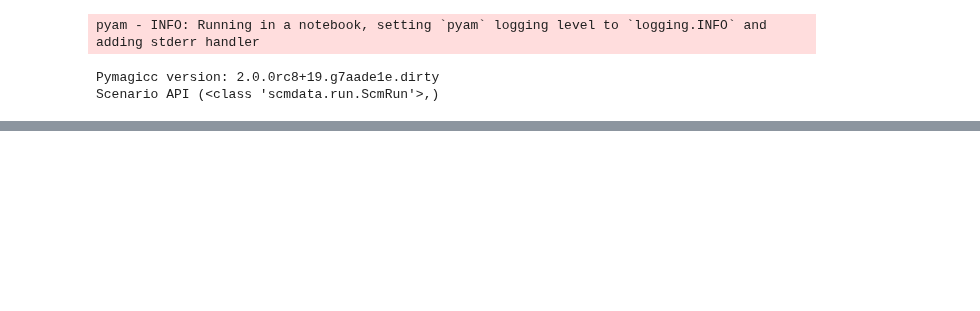
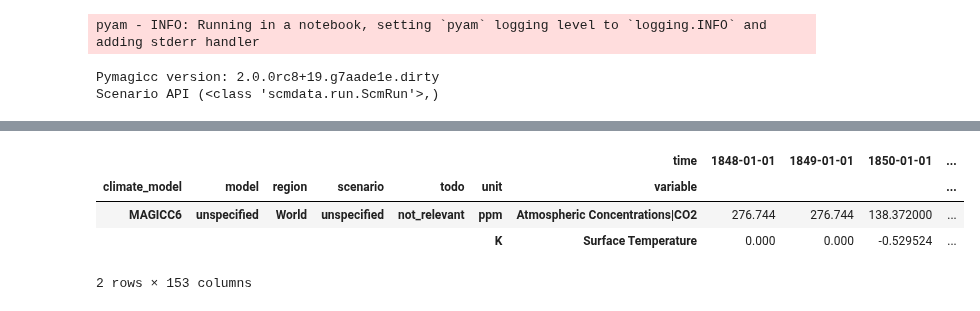
Before and after one commit to hsbay/cdrmex, a Jupyter notebook: abrupt0p5xCO2-ex.ipynb, the cells around one changed output, grey strips where cells are left out. Saved outputs shown, nothing was run; the diff lists cells and outputs as text; code cells hidden in the pictures; blank space fills up the shorter version.

```diff
--- a/abrupt0p5xCO2-ex.ipynb
+++ b/abrupt0p5xCO2-ex.ipynb
@@ -121,0 +125,10 @@ for n, var in enumerate(vars):
+# %%
+res.filter(
+    variable=["Surface Temperature", "Atmospheric Concentrations|CO2"], region="World"
+).timeseries().loc[:, (datetime(1848, 1, 1, 0)) : (datetime(2000, 1, 1, 0))]
+# %% [output]
+|  |  |  |  |  |  | time | 1848-01-01 | 1849-01-01 | 1850-01-01 | ... |
+| climate_model | model | region | scenario | todo | unit | variable |  |  |  | ... |
+| MAGICC6 | unspecified | World | unspecified | not_relevant | ppm | Atmospheric Concentrations|CO2 | 276.744 | 276.744 | 138.372000 | ... |
+|  |  |  |  |  | K | Surface Temperature | 0.000 | 0.000 | -0.529524 | ... |
+2 rows × 153 columns
```
Also changed, not shown: parts of 5 cells of this notebook, 1 other file.
